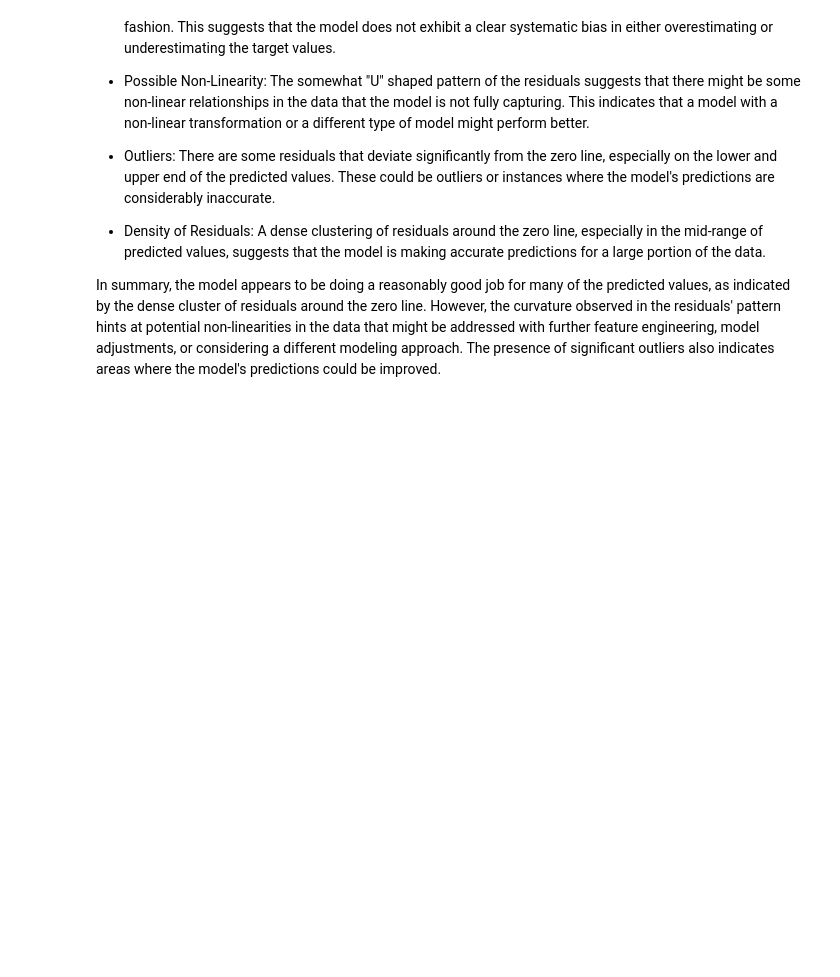
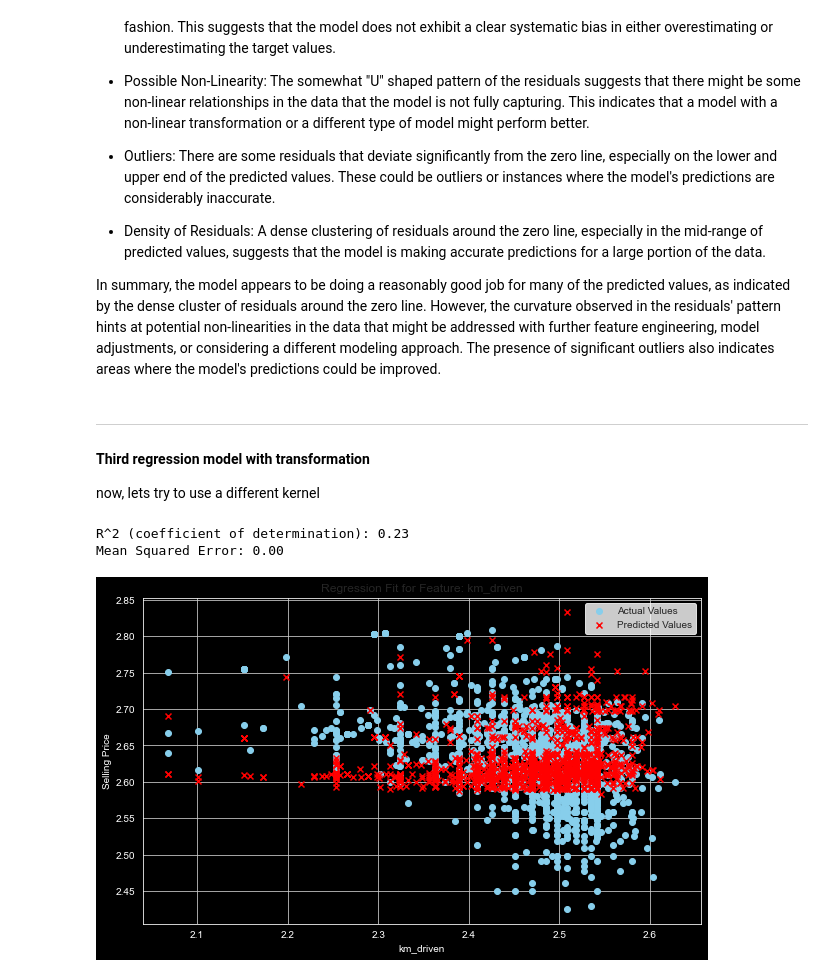
Before and after one commit to AhmedAredah/MachineLearningBasics, a Jupyter notebook: posts/2.Regression/2-SupportVectorRegression.ipynb, the cells around one changed output. Drawn from its saved outputs; the diff is of its cells as text; code cells hidden in the pictures; blank space fills up the shorter version.

Commit message:
add show code and source

```diff
--- a/posts/2.Regression/2-SupportVectorRegression.ipynb
+++ b/posts/2.Regression/2-SupportVectorRegression.ipynb
@@ -326,3 +326,8 @@ Observing the "Residuals vs. Predicted Values" plot, we can make the following c
 - Density of Residuals: A dense clustering of residuals around the zero line, especially in the mid-range of predicted values, suggests that the model is making accurate predictions for a large portion of the data.
 
 In summary, the model appears to be doing a reasonably good job for many of the predicted values, as indicated by the dense cluster of residuals around the zero line. However, the curvature observed in the residuals' pattern hints at potential non-linearities in the data that might be addressed with further feature engineering, model adjustments, or considering a different modeling approach. The presence of significant outliers also indicates areas where the model's predictions could be improved.
+# %% [markdown]
+---
+
+#### Third regression model with transformation
+now, lets try to use a different kernel
@@ -328,0 +343,45 @@ In summary, the model appears to be doing a reasonably good job for many of the
+# %%
+# Split the data into train and test sets
+X_train, X_test, y_train, y_test = train_test_split(X, y, test_size=0.2, random_state=42)
+# Drop rows with NaN values from X_train
+X_train = X_train.dropna()
+# Synchronize y_train with the updated X_train
+y_train = y_train.loc[X_train.index]
+X_test = X_test.dropna()
+y_test = y_test.loc[X_test.index]
+
+# Create and train the Support Vector Regression model
+svr_reg = SVR(kernel='poly',)
+svr_reg.fit(X_train, y_train)
+
+# Make predictions on the test set
+y_pred = svr_reg.predict(X_test)
+
+# Evaluate the model's performance
+r2 = r2_score(y_test, y_pred)
+print(f"R^2 (coefficient of determination): {r2:.2f}")
+mse = mean_squared_error(y_test, y_pred)
+print(f"Mean Squared Error: {mse:.2f}")
+# %% [output]
+R^2 (coefficient of determination): 0.23
+Mean Squared Error: 0.00
+# %%
+# Selecting the first feature for demonstration
+feature_index = 0
+feature_name = X.columns[feature_index]
+
+plt.figure(figsize=(10, 6))
+
+# Scatter plot of actual vs. predicted
+plt.scatter(X_test[feature_name], y_test, color='skyblue', label='Actual Values')
+plt.scatter(X_test[feature_name], y_pred, color='red', marker='x', label='Predicted Values')
+
+
+plt.title('Regression Fit for Feature: ' + feature_name)
+plt.xlabel(feature_name)
+plt.ylabel('Selling Price')
+plt.legend()
+plt.grid(True)
+plt.show()
+# %% [output]
+[figure, added]
```
Also changed, not shown: parts of 3 cells of this notebook, 5 other files.
